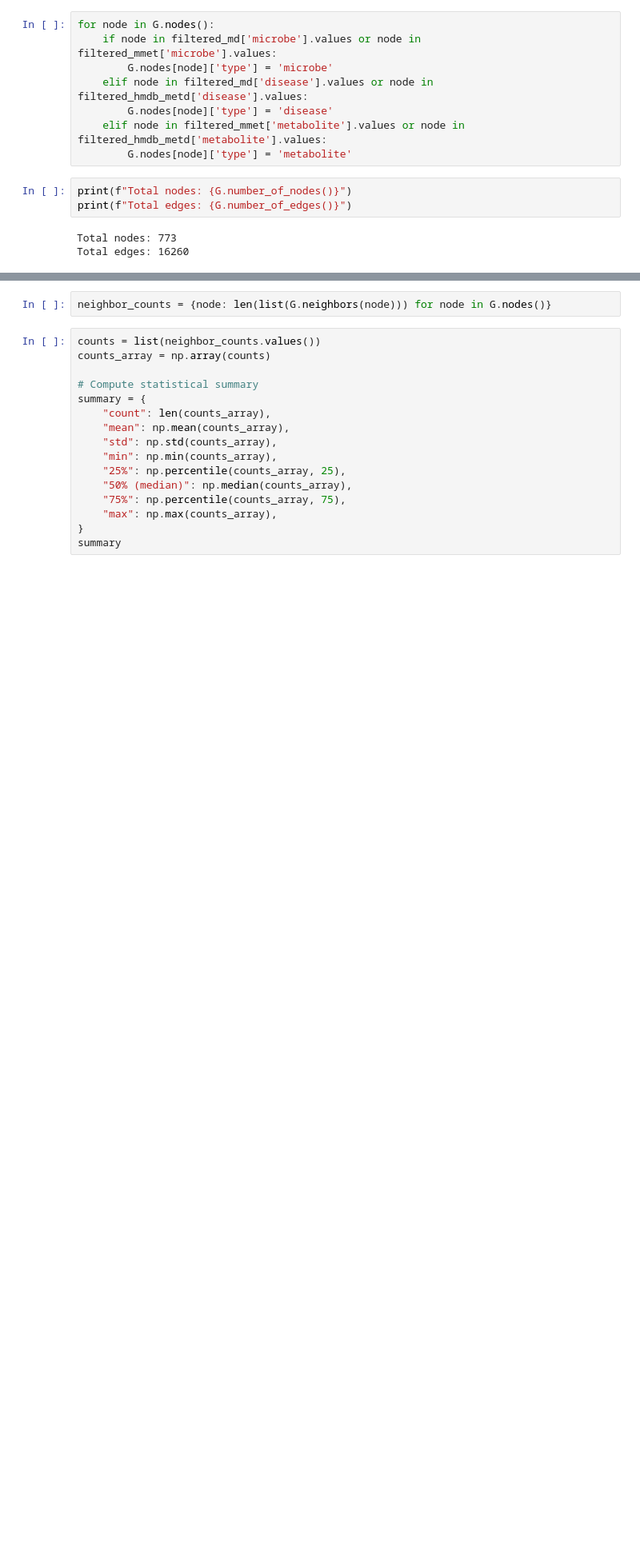
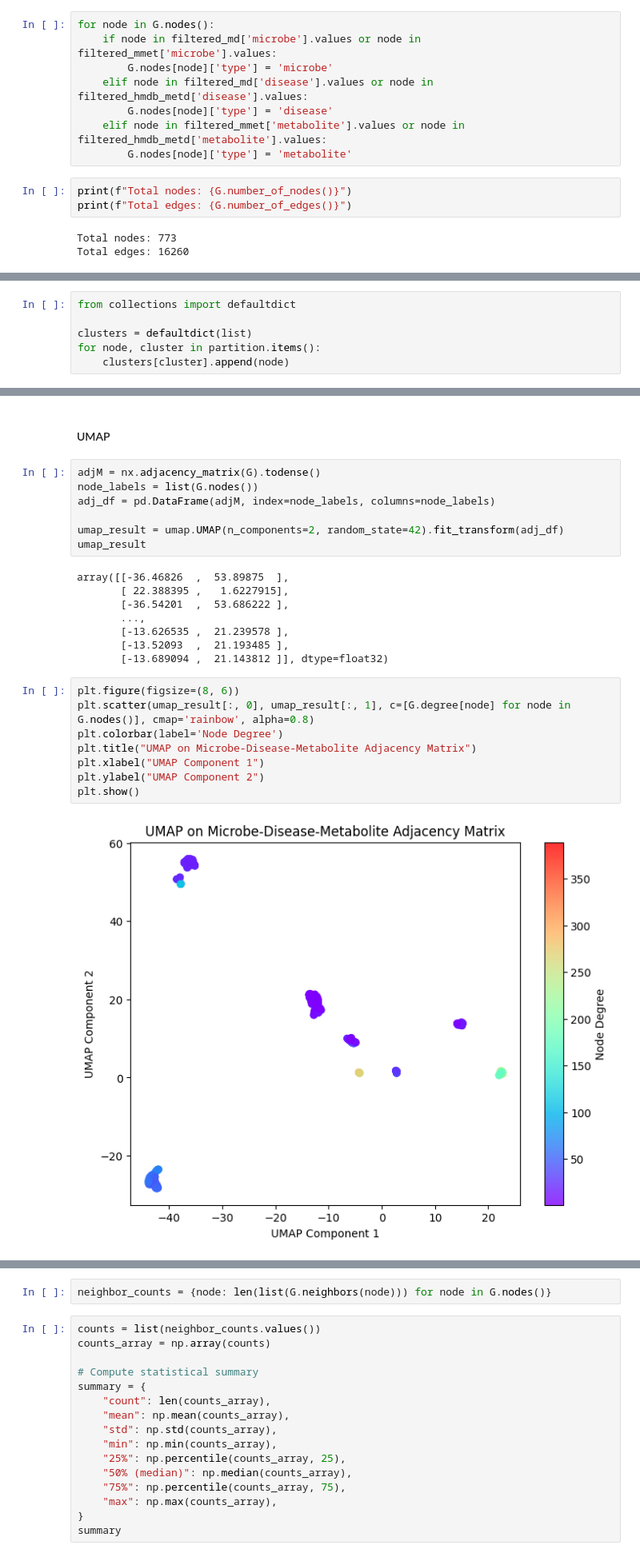
Before and after one commit to lucyzhang95/Network_Analysis, a Jupyter notebook: graph_network_analysis.ipynb, the cells around one changed output, grey strips where cells are left out. Shown at 80% size. Cells and saved outputs as stored; diff of their text form; blank space fills up the shorter version.

```diff
--- a/graph_network_analysis.ipynb
+++ b/graph_network_analysis.ipynb
@@ -775,0 +959,6 @@ Degree Correlation where high-degree nodes are connected to peripheral nodes: -0
+# %%
+from collections import defaultdict
+
+clusters = defaultdict(list)
+for node, cluster in partition.items():
+    clusters[cluster].append(node)
@@ -775,0 +1048,27 @@ Degree Correlation where high-degree nodes are connected to peripheral nodes: -0
+# %% [markdown]
+#### UMAP
+# %%
+adjM = nx.adjacency_matrix(G).todense()
+node_labels = list(G.nodes())
+adj_df = pd.DataFrame(adjM, index=node_labels, columns=node_labels)
+
+umap_result = umap.UMAP(n_components=2, random_state=42).fit_transform(adj_df)
+umap_result
+# %% [output]
+array([[-36.46826  ,  53.89875  ],
+       [ 22.388395 ,   1.6227915],
+       [-36.54201  ,  53.686222 ],
+       ...,
+       [-13.626535 ,  21.239578 ],
+       [-13.52093  ,  21.193485 ],
+       [-13.689094 ,  21.143812 ]], dtype=float32)
+# %%
+plt.figure(figsize=(8, 6))
+plt.scatter(umap_result[:, 0], umap_result[:, 1], c=[G.degree[node] for node in G.nodes()], cmap='rainbow', alpha=0.8)
+plt.colorbar(label='Node Degree')
+plt.title("UMAP on Microbe-Disease-Metabolite Adjacency Matrix")
+plt.xlabel("UMAP Component 1")
+plt.ylabel("UMAP Component 2")
+plt.show()
+# %% [output]
+[figure, added]
```
Also changed, not shown: parts of 51 cells of this notebook.
